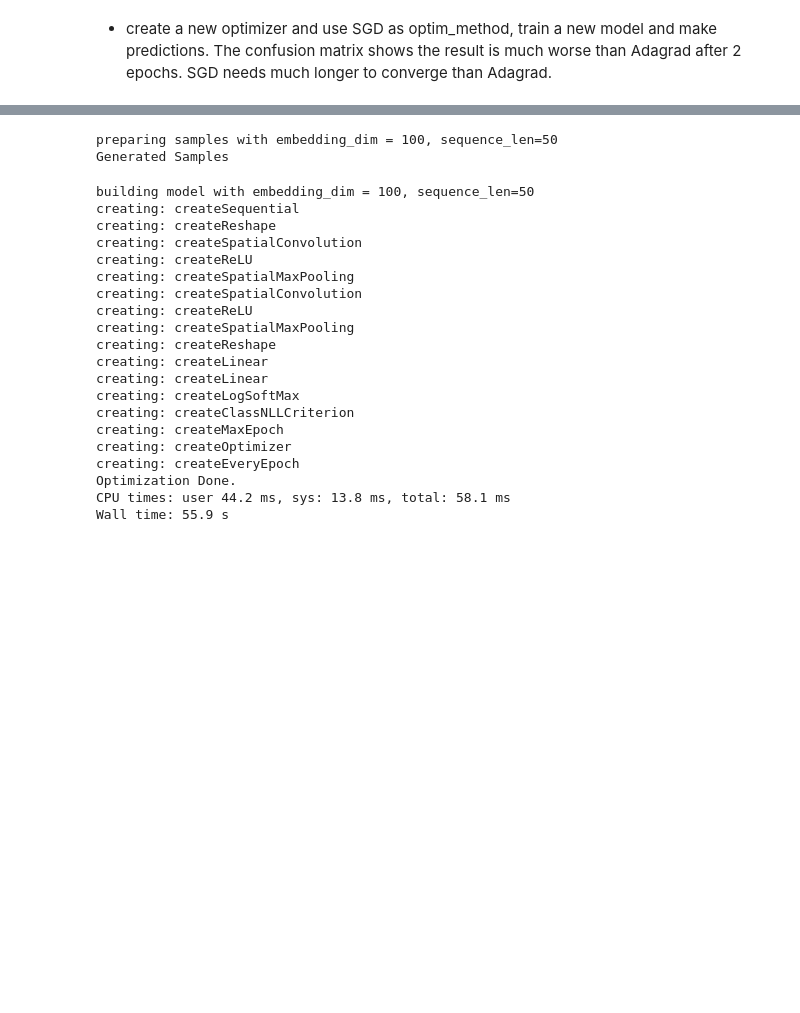
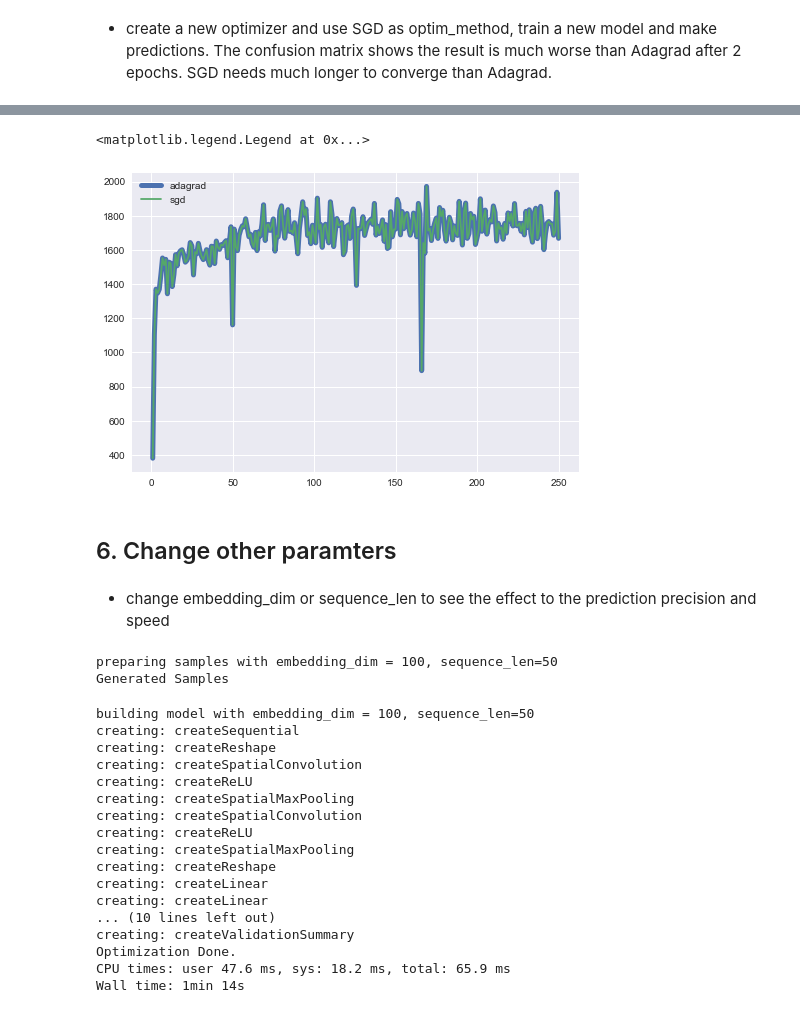
Before and after one commit to shane-huang/BigDL, a Jupyter notebook: notebook/textclassifier.ipynb, the cells around one changed output, grey strips where cells are left out. Cells and saved outputs as stored; diff of their text form; code cells hidden in the pictures; blank space fills up the shorter version.

```diff
--- a/notebook/textclassifier.ipynb
+++ b/notebook/textclassifier.ipynb
@@ -302,3 +346,14 @@ sn.heatmap(pd.DataFrame(confusion_matrix(y_true, y_pred2)), annot=True,fmt='d')
+# %%
+plt.plot(tp_adagrad[:,0],tp_adagrad[:,1],label='adagrad',alpha=1,linewidth=5)
+plt.plot(tp_adagrad[:,0],tp_adagrad[:,1],label='sgd',alpha=1)
+plt.legend()
+# %% [output]
+<matplotlib.legend.Legend at 0x...>
+[figure, added]
+# %% [markdown]
+## 6. Change other paramters
+# %% [markdown]
+* change embedding_dim or sequence_len to see the effect to the prediction precision and speed
 # %%
 embedding_dim = 100
 sequence_len = 50
@@ -312,7 +367,9 @@ Generated Samples
 # %%
 %%time
 model = build_model(embedding_dim=embedding_dim)
-optimizer = config_optimizer(model,optim="Adagrad")
+optimizer,train_summary3,val_summary3 = create_optimizer(model,
+                                                         app_name='adagrad-new-'+ dt.datetime.now().strftime("%Y%m%d-%H%M%S"),
+                                                         optim="Adagrad")
 trained_model = optimizer.optimize()
 print "Optimization Done."
 # %% [output]
@@ -328,14 +385,11 @@ creating: createSpatialMaxPooling
 creating: createReshape
 creating: createLinear
 creating: createLinear
-creating: createLogSoftMax
-creating: createClassNLLCriterion
-creating: createMaxEpoch
-creating: createOptimizer
-creating: createEveryEpoch
+... (10 lines left out)
+creating: createValidationSummary
 Optimization Done.
-CPU times: user 44.2 ms, sys: 13.8 ms, total: 58.1 ms
-Wall time: 55.9 s
+CPU times: user 47.6 ms, sys: 18.2 ms, total: 65.9 ms
+Wall time: 1min 14s
 # %%
 predictions = trained_model.predict(val_rdd)
 y_true = np.array([map_groundtruth_label(s.label) for s in val_rdd.collect()])
```
Also changed, not shown: parts of 28 cells of this notebook.
